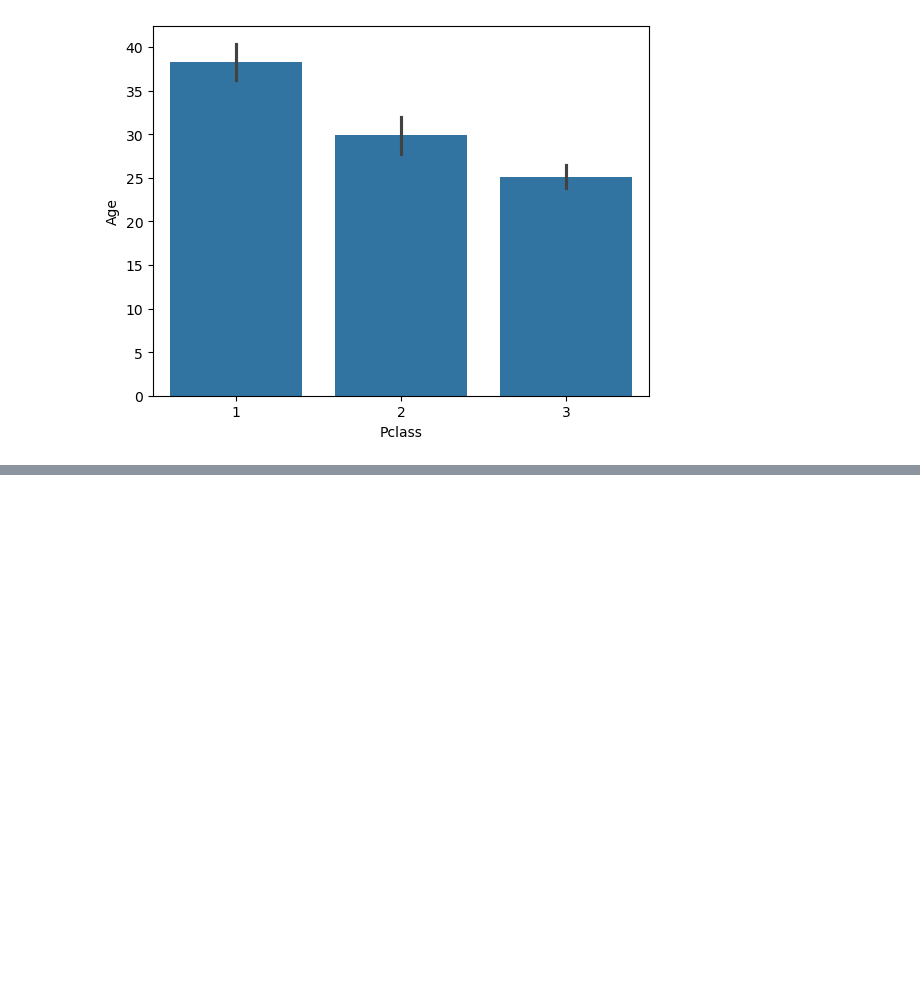
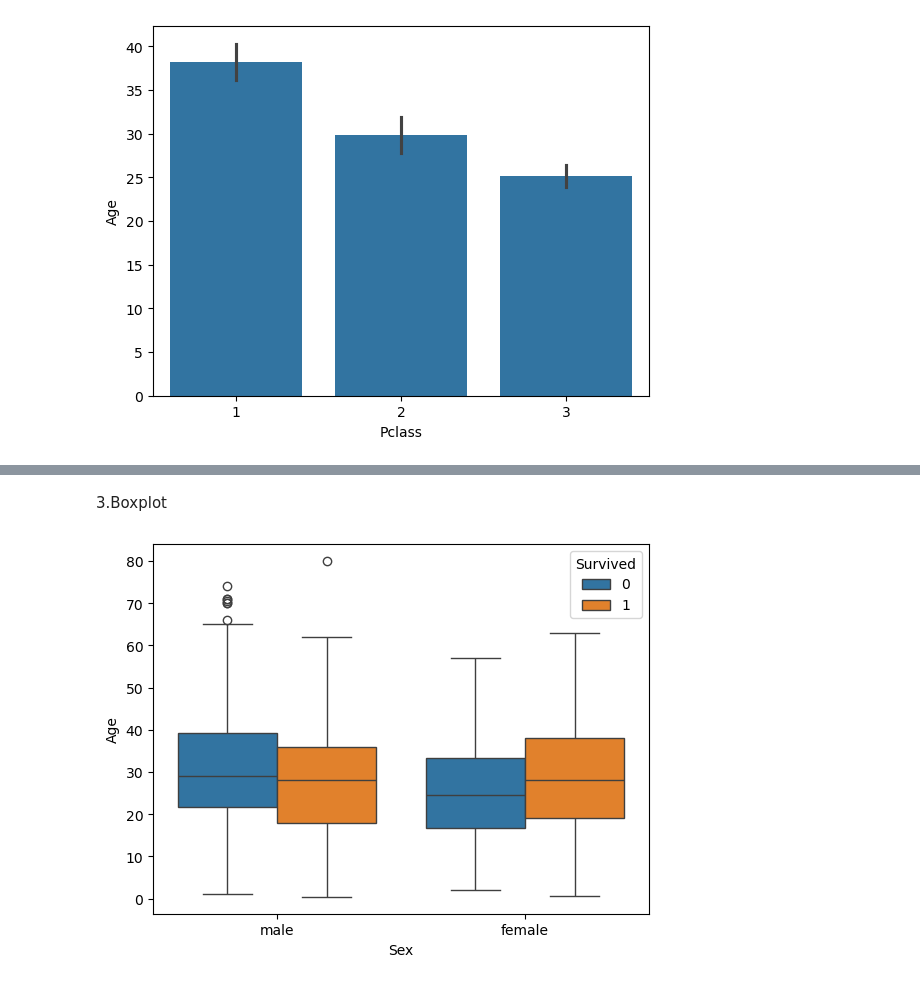
Before and after one commit to Jitudebnath/python, a Jupyter notebook: EDA/Eda.ipynb, the cells around one changed output, grey strips where cells are left out. Cells and saved outputs as stored; diff of their text form; code cells hidden in the pictures; blank space fills up the shorter version.

```diff
--- a/EDA/Eda.ipynb
+++ b/EDA/Eda.ipynb
@@ -167,0 +181,12 @@ sns.barplot(
+# %% [markdown]
+3.Boxplot
+# %%
+sns.boxplot(
+    data=titanic,
+    x='Sex',
+    y='Age',
+    hue='Survived'
+)
+plt.show()
+# %% [output]
+[figure, added]
```
Also changed, not shown: parts of 23 cells of this notebook, 5 other files.
